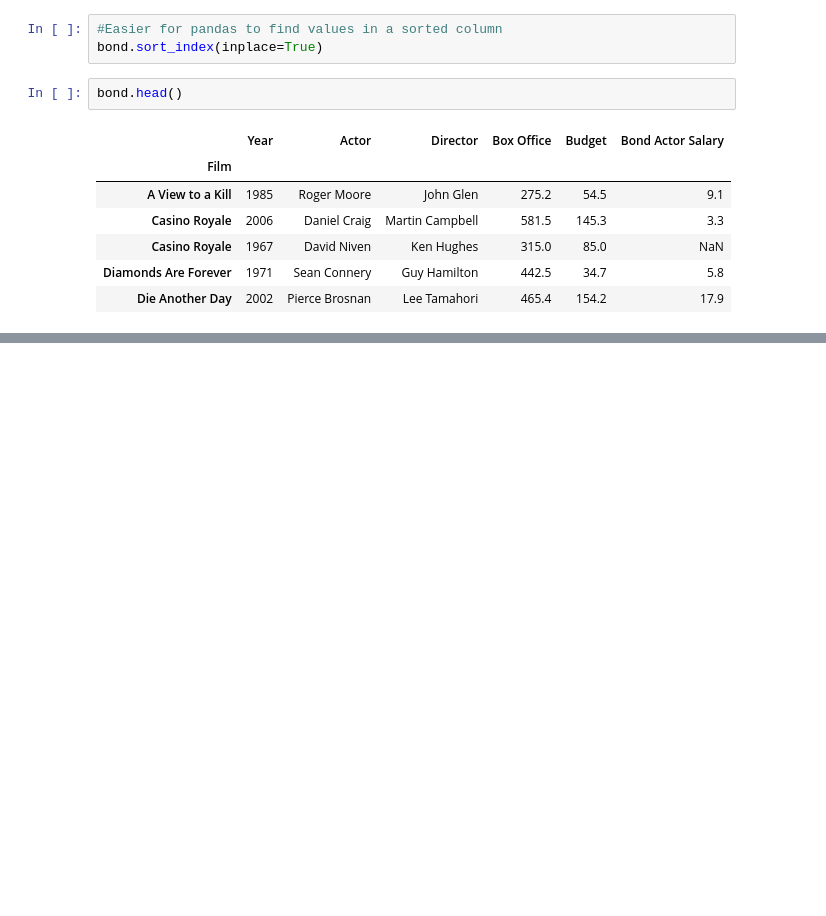
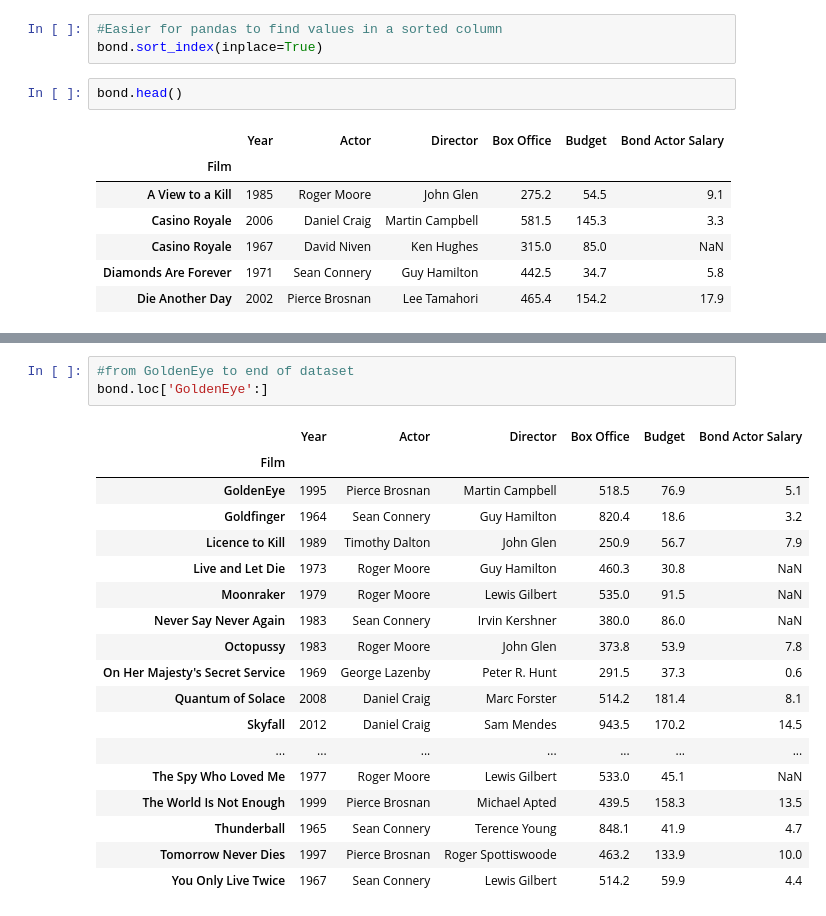
Before and after one commit to matt-c-knight/Udemy-data_analysis_pandas, a Jupyter notebook: DataFrames3.ipynb, the cells around one changed output, grey strips where cells are left out. Saved outputs shown, nothing was run; the diff lists cells and outputs as text; blank space fills up the shorter version.

```diff
--- a/DataFrames3.ipynb
+++ b/DataFrames3.ipynb
@@ -107,0 +146,22 @@ bond.head()
+# %%
+#from GoldenEye to end of dataset
+bond.loc['GoldenEye':]
+# %% [output]
+|  | Year | Actor | Director | Box Office | Budget | Bond Actor Salary |
+| Film |  |  |  |  |  |  |
+| GoldenEye | 1995 | Pierce Brosnan | Martin Campbell | 518.5 | 76.9 | 5.1 |
+| Goldfinger | 1964 | Sean Connery | Guy Hamilton | 820.4 | 18.6 | 3.2 |
+| Licence to Kill | 1989 | Timothy Dalton | John Glen | 250.9 | 56.7 | 7.9 |
+| Live and Let Die | 1973 | Roger Moore | Guy Hamilton | 460.3 | 30.8 | NaN |
+| Moonraker | 1979 | Roger Moore | Lewis Gilbert | 535.0 | 91.5 | NaN |
+| Never Say Never Again | 1983 | Sean Connery | Irvin Kershner | 380.0 | 86.0 | NaN |
+| Octopussy | 1983 | Roger Moore | John Glen | 373.8 | 53.9 | 7.8 |
+| On Her Majesty's Secret Service | 1969 | George Lazenby | Peter R. Hunt | 291.5 | 37.3 | 0.6 |
+| Quantum of Solace | 2008 | Daniel Craig | Marc Forster | 514.2 | 181.4 | 8.1 |
+| Skyfall | 2012 | Daniel Craig | Sam Mendes | 943.5 | 170.2 | 14.5 |
+| ... | ... | ... | ... | ... | ... | ... |
+| The Spy Who Loved Me | 1977 | Roger Moore | Lewis Gilbert | 533.0 | 45.1 | NaN |
+| The World Is Not Enough | 1999 | Pierce Brosnan | Michael Apted | 439.5 | 158.3 | 13.5 |
+| Thunderball | 1965 | Sean Connery | Terence Young | 848.1 | 41.9 | 4.7 |
+| Tomorrow Never Dies | 1997 | Pierce Brosnan | Roger Spottiswoode | 463.2 | 133.9 | 10.0 |
+| You Only Live Twice | 1967 | Sean Connery | Lewis Gilbert | 514.2 | 59.9 | 4.4 |
```
Also changed, not shown: parts of 6 cells of this notebook.
